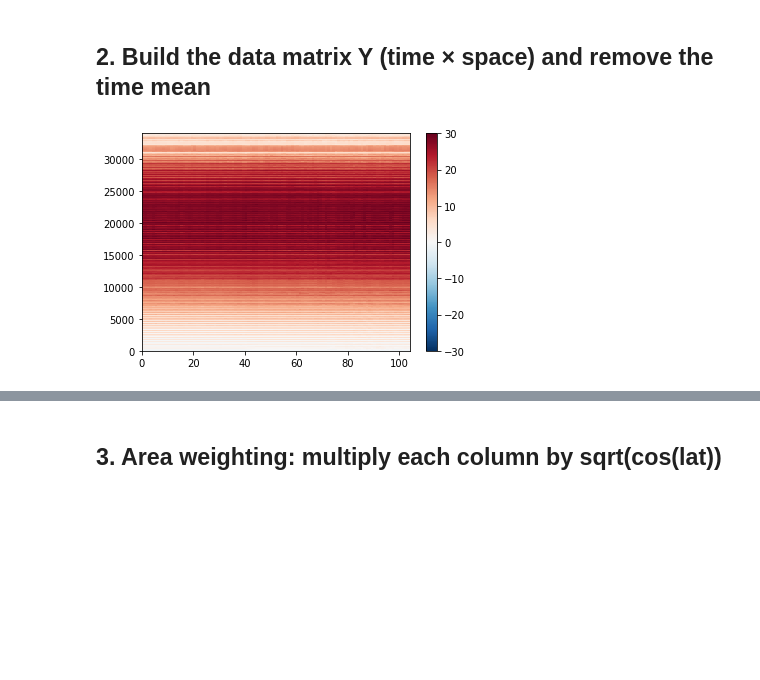
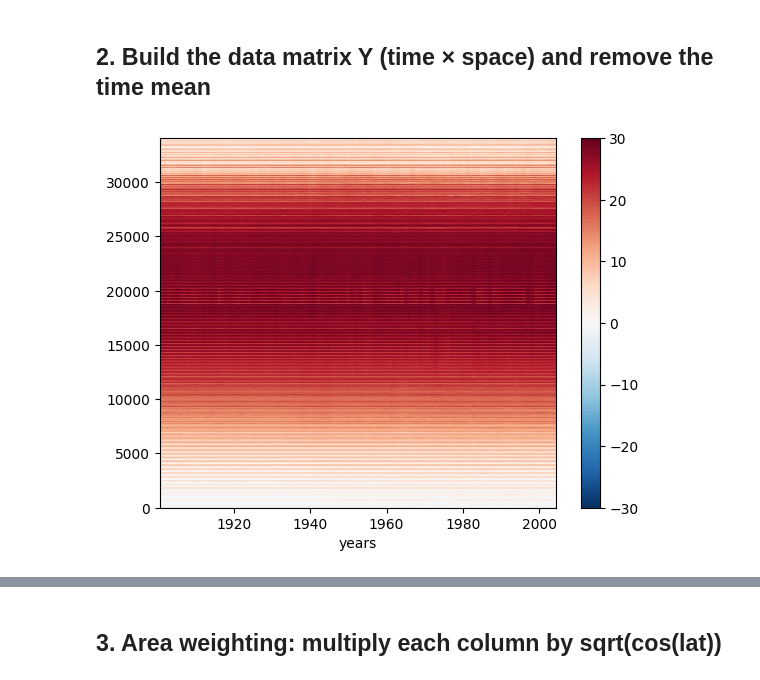
Before and after one commit to cl3225/CLMTG-5060, a Jupyter notebook: Lecture14_example.ipynb, the cells around one changed output, grey strips where cells are left out. Drawn from its saved outputs; the diff is of its cells as text; code cells hidden in the pictures; blank space fills up the shorter version.

```diff
--- a/Lecture14_example.ipynb
+++ b/Lecture14_example.ipynb
@@ -41,16 +44,16 @@ ds.sst[10].plot()
 # %%
 N, ny, nx = sst.shape
 # each row = one year, each column = one grid point -- 3D to 2D (time X spatial grids)
 Y = sst.reshape(N, ny * nx)
 # keep ocean points only
 ocean = np.all(np.isfinite(Y), axis=0)
 Y = Y[:, ocean]
-#plt.plot(Y[0],'-')
-plt.pcolormesh(Y.T,cmap=plt.cm.RdBu_r);
+plt.pcolormesh(year,np.arange(Y.shape[1]), Y.T,cmap=plt.cm.RdBu_r);
 plt.clim([-30,30])
+plt.xlabel('years')
 plt.colorbar();
 # %% [output]
-[figure, old version]
+[figure, new version]
 # %%
 # anomalies: every column has zero mean
 Y = Y - Y.mean(axis=0)
```
Also changed, not shown: parts of 17 cells of this notebook.
